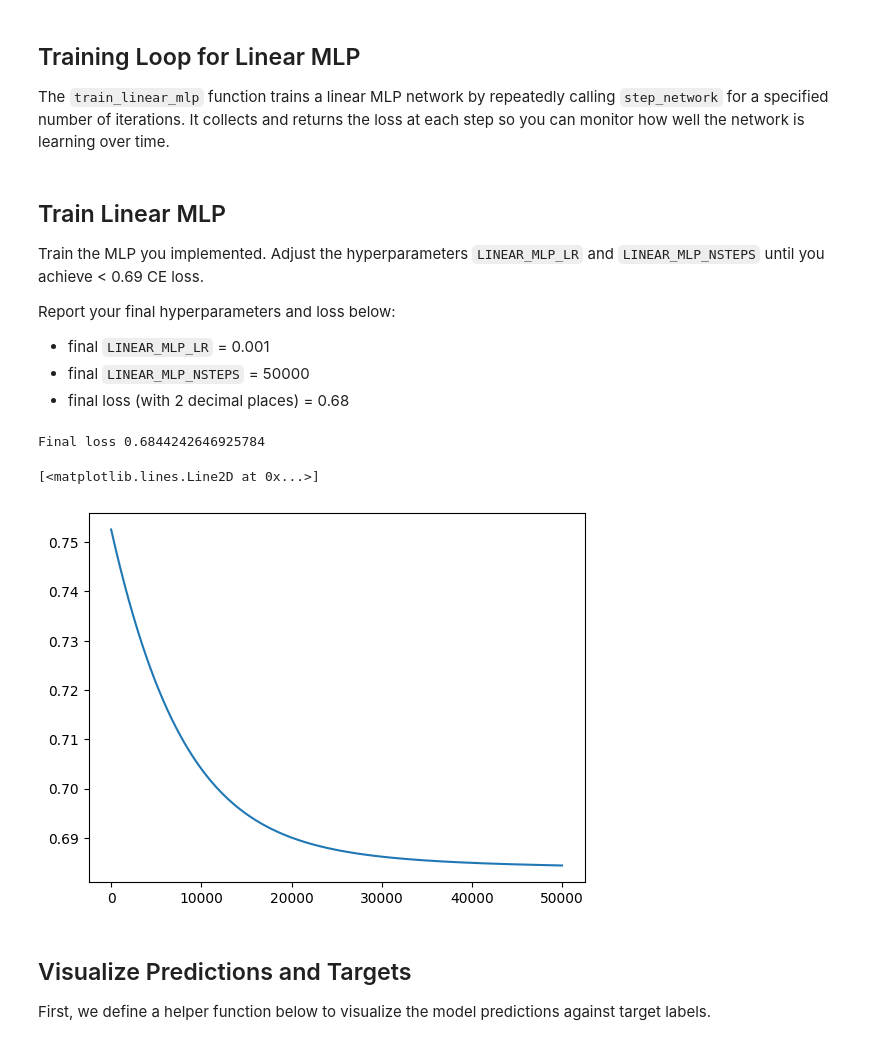
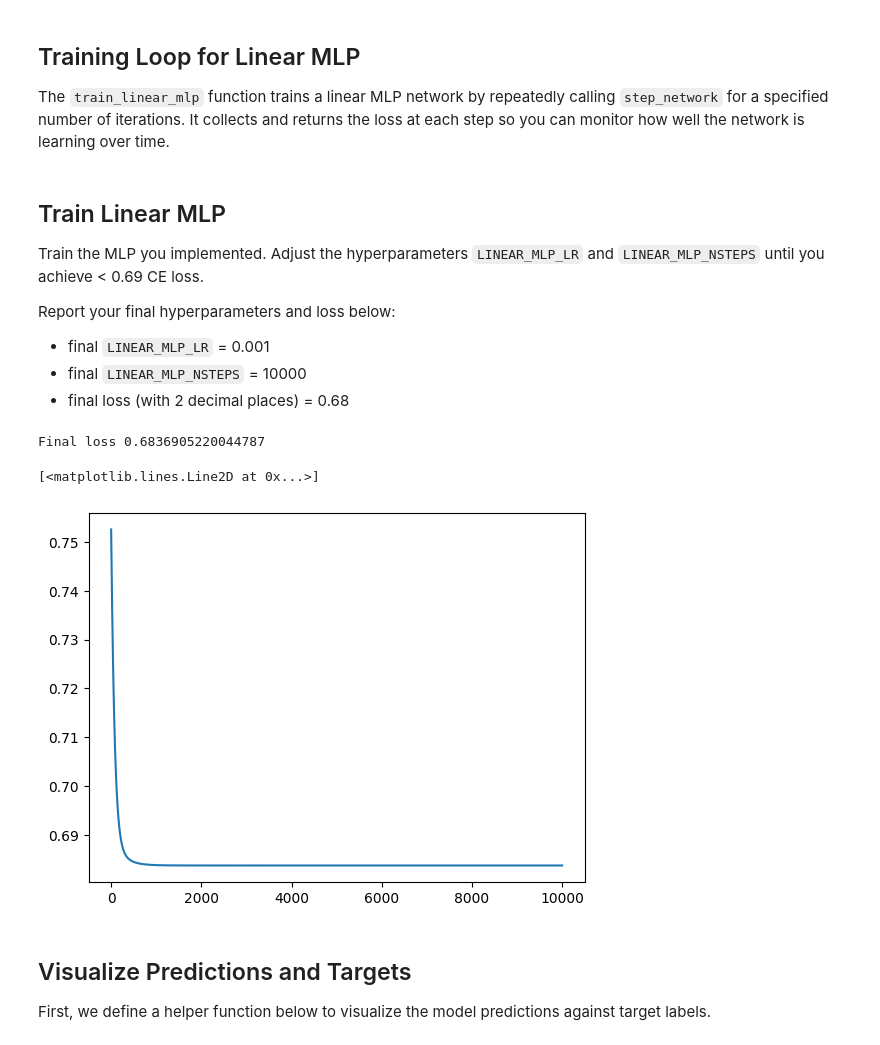
Before and after one commit to rumncoke-ai/CSC413, a Jupyter notebook: hw02.ipynb, the cells around one changed output. Saved outputs shown, nothing was run; the diff lists cells and outputs as text; code cells hidden in the pictures.

```diff
--- a/hw02.ipynb
+++ b/hw02.ipynb
@@ -525,7 +525,7 @@ def compute_parameter_updates(
     for i in range(num_layers):
         grad_loss_wrt_z_L = cost_partials[i + 1]
         layer_output = layer_outputs[i]
-        grad_loss_wrt_w_L = np.matmul(grad_loss_wrt_z_L, layer_output.T)/batch_size
+        grad_loss_wrt_w_L = np.matmul(grad_loss_wrt_z_L, layer_output.T)
         weight_gradients.append(grad_loss_wrt_w_L)
     ##########################################
 
@@ -537,7 +537,7 @@ def compute_parameter_updates(
     ##########################################
     for i in range(num_layers):
         grad_loss_wrt_z_L = cost_partials[i + 1]
-        grad_loss_wrt_b_L = np.sum(grad_loss_wrt_z_L, axis=1, keepdims=True)/batch_size
+        grad_loss_wrt_b_L = np.sum(grad_loss_wrt_z_L, axis=1, keepdims=True)
         bias_gradients.append(grad_loss_wrt_b_L)
     ##########################################
 
@@ -696,7 +696,7 @@ Train the MLP you implemented. Adjust the hyperparameters `LINEAR_MLP_LR` and  `
 Report your final hyperparameters and loss below:
 
 * final `LINEAR_MLP_LR` = 0.001
-* final `LINEAR_MLP_NSTEPS` = 50000
+* final `LINEAR_MLP_NSTEPS` = 10000
 * final loss (with 2 decimal places) = 0.68
 # %%
 # Import required preprocessing tool
@@ -704,36 +704,36 @@ from sklearn.preprocessing import OneHotEncoder
 
 # Set random seed for reproducibility
 np.random.seed(SEED)
 
 # Prepare data for training
 # Transpose inputs to shape (input_dim, batch_size)
 inputs = flower_X.T
 
 # One-hot encode targets to shape (num_classes, batch_size)
 targets = OneHotEncoder().fit_transform(flower_y).toarray().T
 
 # Initialize linear MLP with layer sizes [input, hidden, output]
 linear_mlp = LinearMLP([2, 8, NUM_CLASSES])
 
 ##########################################
 ## TODO: find correct hyper-parameters
 LINEAR_MLP_LR = 0.001
-LINEAR_MLP_NSTEPS = 50000
+LINEAR_MLP_NSTEPS = 10000
 ##########################################
 
 # Train the model and collect loss at each iteration
 losses = train_linear_mlp(linear_mlp, LINEAR_MLP_LR,
                           LINEAR_MLP_NSTEPS, inputs, targets)
 
 # Display final training loss
 print(f"Final loss {losses[-1]}")
 
 # Plot loss curve over training iterations
 plt.plot(losses)
 # %% [output]
-Final loss 0.6844242646925784
+Final loss 0.6836905220044787
 [<matplotlib.lines.Line2D at 0x...>]
-[figure, old version]
+[figure, new version]
 # %% [markdown]
 ## Visualize Predictions and Targets
 
```
Also changed, not shown: parts of 3 cells of this notebook, 1 other file.
